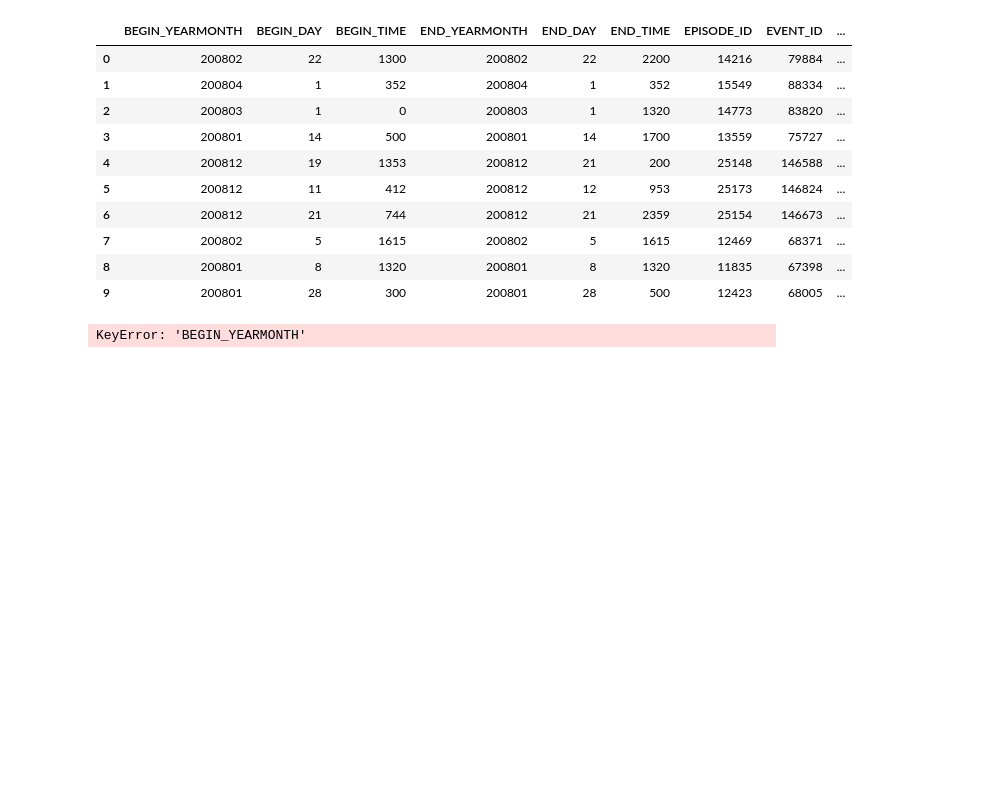
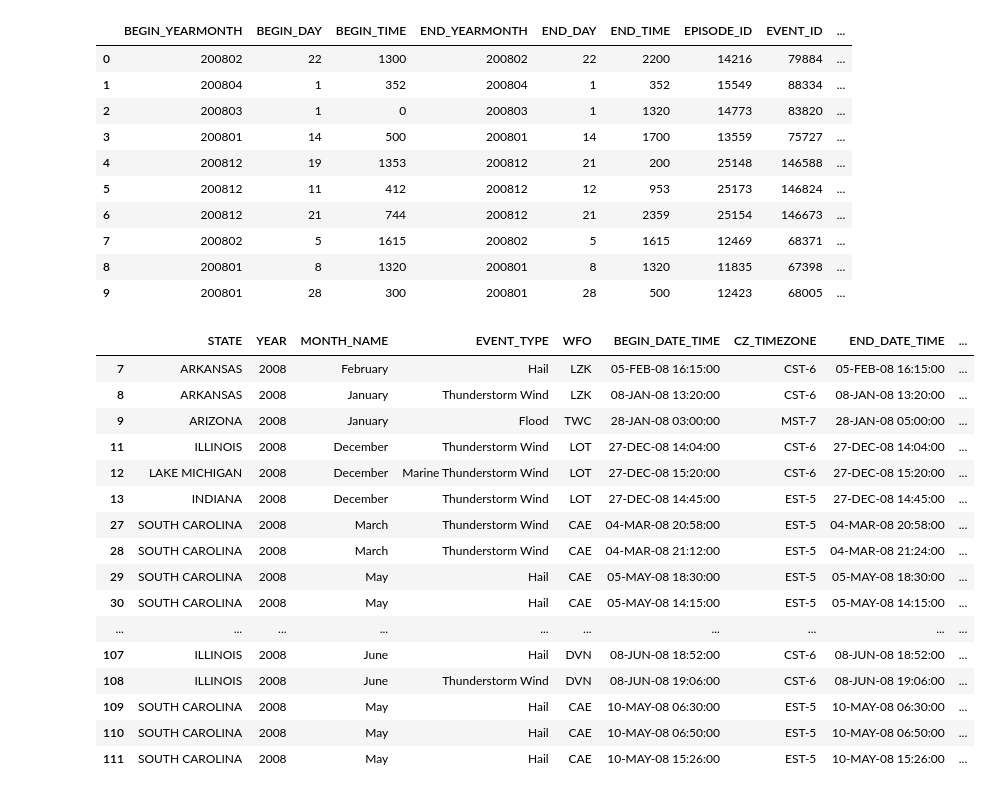
Before and after one commit to freeburgernator/storm_analytics, a Jupyter notebook: Storm_Notebook.ipynb, the cells around one changed output. Drawn from its saved outputs; the diff is of its cells as text; code cells hidden in the pictures; blank space fills up the shorter version.

```diff
--- a/Storm_Notebook.ipynb
+++ b/Storm_Notebook.ipynb
@@ -45,17 +49,11 @@ data.head(10)
 # %%
 # --------------------- CLEANING ---------------------
 # split and BEGIN_YEARMONTH + END_YEARMONTH columns into 2 columns each --> YEAR + MONTH
-begin_year = data['BEGIN_YEARMONTH'].astype(str).str[:4]
-begin_month = data['BEGIN_YEARMONTH'].astype(str).str[4:]
-data['BEGIN_YEAR'] = begin_year
-data['BEGIN_MONTH'] = begin_month
-data.drop(columns=['BEGIN_YEARMONTH'], inplace=True)
-
-end_year = data['END_YEARMONTH'].astype(str).str[:4]
-end_month = data['END_YEARMONTH'].astype(str).str[4:]
-data['END_YEAR'] = end_year
-data['END_MONTH'] = end_month
-data.drop(columns=['END_YEARMONTH'], inplace=True)
+data['BEGIN_YEAR'] = data['BEGIN_YEARMONTH'].astype(str).str[:4]
+data['BEGIN_MONTH'] = data['BEGIN_YEARMONTH'].astype(str).str[4:]
+data['END_YEAR'] = data['END_YEARMONTH'].astype(str).str[:4]
+data['END_MONTH'] = data['END_YEARMONTH'].astype(str).str[4:]
+data.drop(columns=['END_YEARMONTH', 'BEGIN_YEARMONTH'], inplace=True)
 
 # add begin and end dates and times in YYYY-MM-DD HH:MM:SS format
 begin = data['BEGIN_YEAR'].map(str) + '-' + data['BEGIN_MONTH'].map(str) + '-' + data['BEGIN_DAY'].map(str) + ' '
@@ -80,8 +78,6 @@ duration = pd.to_datetime(data['END']) - pd.to_datetime(data['BEGIN'])
 data['DURATION_seconds'] = ((duration.dt.total_seconds()))
 
 #drops
-data = data.drop("BEGIN_YEARMONTH", axis = 1)
-data = data.drop("END_YEARMONTH", axis = 1)
 data = data.drop("EPISODE_ID", axis = 1)
 data = data.drop("EVENT_ID", axis = 1)
 data = data.drop("STATE_FIPS", axis = 1)
@@ -146,31 +142,47 @@ Flood (FREYA):
 
 Drought (ETHAN):
     Drought
 
 Tornado (COLE):
     Tornado
 
 Heat (ETHAN):
     Heat
     Excessive Heat
 
 Cold (COLE):
     Cold/Wind Chill
     Extreme Cold/Wind Chill
 
 Lightning (FREYA):
     Lightning
 
 Wildfire (RUOCHEN):
     Wildfire
 
 Tides/Currents (RUOCHEN):
     High Surf
     Rip Current
     Astronomical Low Tide
     Storm Surge/Tide
 """
 
 data.head(50)
 # %% [output]
-KeyError: 'BEGIN_YEARMONTH'
+|  | STATE | YEAR | MONTH_NAME | EVENT_TYPE | WFO | BEGIN_DATE_TIME | CZ_TIMEZONE | END_DATE_TIME | ... |
+| 7 | ARKANSAS | 2008 | February | Hail | LZK | 05-FEB-08 16:15:00 | CST-6 | 05-FEB-08 16:15:00 | ... |
+| 8 | ARKANSAS | 2008 | January | Thunderstorm Wind | LZK | 08-JAN-08 13:20:00 | CST-6 | 08-JAN-08 13:20:00 | ... |
+| 9 | ARIZONA | 2008 | January | Flood | TWC | 28-JAN-08 03:00:00 | MST-7 | 28-JAN-08 05:00:00 | ... |
+| 11 | ILLINOIS | 2008 | December | Thunderstorm Wind | LOT | 27-DEC-08 14:04:00 | CST-6 | 27-DEC-08 14:04:00 | ... |
+| 12 | LAKE MICHIGAN | 2008 | December | Marine Thunderstorm Wind | LOT | 27-DEC-08 15:20:00 | CST-6 | 27-DEC-08 15:20:00 | ... |
+| 13 | INDIANA | 2008 | December | Thunderstorm Wind | LOT | 27-DEC-08 14:45:00 | EST-5 | 27-DEC-08 14:45:00 | ... |
+| 27 | SOUTH CAROLINA | 2008 | March | Thunderstorm Wind | CAE | 04-MAR-08 20:58:00 | EST-5 | 04-MAR-08 20:58:00 | ... |
+| 28 | SOUTH CAROLINA | 2008 | March | Thunderstorm Wind | CAE | 04-MAR-08 21:12:00 | EST-5 | 04-MAR-08 21:24:00 | ... |
+| 29 | SOUTH CAROLINA | 2008 | May | Hail | CAE | 05-MAY-08 18:30:00 | EST-5 | 05-MAY-08 18:30:00 | ... |
+| 30 | SOUTH CAROLINA | 2008 | May | Hail | CAE | 05-MAY-08 14:15:00 | EST-5 | 05-MAY-08 14:15:00 | ... |
+| ... | ... | ... | ... | ... | ... | ... | ... | ... | ... |
+| 107 | ILLINOIS | 2008 | June | Hail | DVN | 08-JUN-08 18:52:00 | CST-6 | 08-JUN-08 18:52:00 | ... |
+| 108 | ILLINOIS | 2008 | June | Thunderstorm Wind | DVN | 08-JUN-08 19:06:00 | CST-6 | 08-JUN-08 19:06:00 | ... |
+| 109 | SOUTH CAROLINA | 2008 | May | Hail | CAE | 10-MAY-08 06:30:00 | EST-5 | 10-MAY-08 06:30:00 | ... |
+| 110 | SOUTH CAROLINA | 2008 | May | Hail | CAE | 10-MAY-08 06:50:00 | EST-5 | 10-MAY-08 06:50:00 | ... |
+| 111 | SOUTH CAROLINA | 2008 | May | Hail | CAE | 10-MAY-08 15:26:00 | EST-5 | 10-MAY-08 15:26:00 | ... |
```
Also changed, not shown: parts of 2 cells of this notebook.
